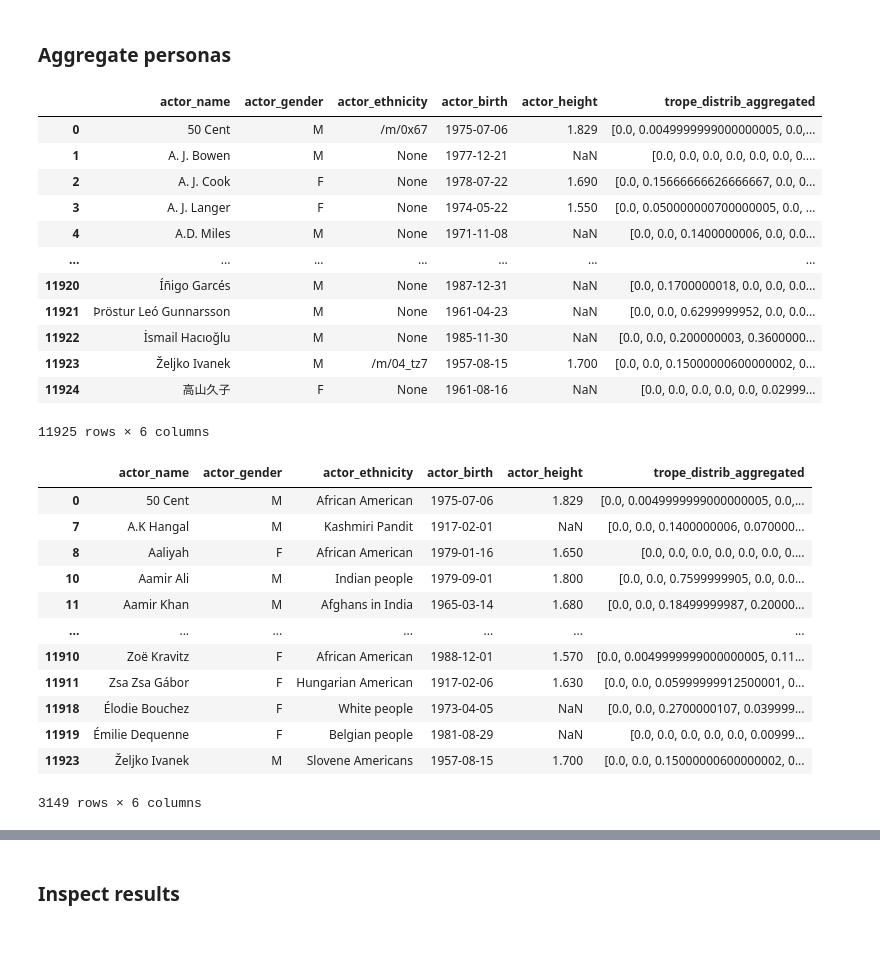
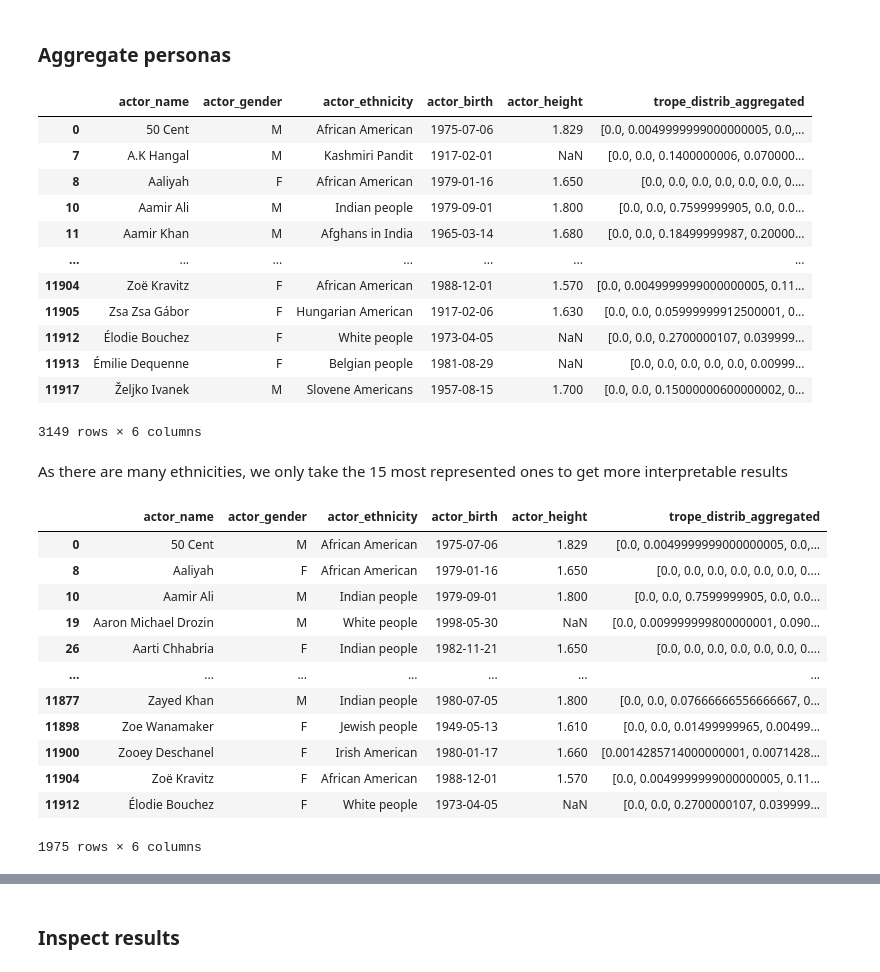
Before and after one commit to epfl-ada/ada-2023-project-advanceddataarsonists, a Jupyter notebook: data_analysis.ipynb, the cells around one changed output, grey strips where cells are left out. Cells and saved outputs as stored; diff of their text form; code cells hidden in the pictures; blank space fills up the shorter version.

```diff
--- a/data_analysis.ipynb
+++ b/data_analysis.ipynb
@@ -1947,34 +1947,38 @@ ethnicity_mapping = dict(zip(ethnicity_mapping.eth_id, ethnicity_mapping.eth_nam
 # %%
 def average_vectors(vectors):
     # Calculate the average of each element across all vectors
     avg_vector = [sum(x) / float(len(vectors)) for x in zip(*vectors)]
     return avg_vector
 
 aggregated_data = actors_characters_personas.groupby('actor_name').agg({
     'trope_distrib': average_vectors,
     'actor_birth': 'first',
     'actor_gender': 'first',
     'actor_height': 'first',
     'actor_ethnicity':'first'
 }).reset_index()
 
 # Rename the aggregated column
 aggregated_data.rename(columns={'trope_distrib': 'trope_distrib_aggregated'}, inplace=True)
 
 # Select only the required columns
 actor_tropes = aggregated_data[['actor_name', 'actor_gender','actor_ethnicity','actor_birth', 'actor_height', 'trope_distrib_aggregated']]
-actor_tropes
+actor_tropes['actor_ethnicity'] = actor_tropes['actor_ethnicity'].map(ethnicity_mapping)
+ethnicity_cleaned=actor_tropes.dropna(subset=['actor_ethnicity'])
+ethnicity_cleaned
 # %% [output]
 |  | actor_name | actor_gender | actor_ethnicity | actor_birth | actor_height | trope_distrib_aggregated |
-| 0 | 50 Cent | M | /m/0x67 | 1975-07-06 | 1.829 | [0.0, 0.0049999999000000005, 0.0,... |
-| 1 | A. J. Bowen | M | None | 1977-12-21 | NaN | [0.0, 0.0, 0.0, 0.0, 0.0, 0.0, 0.... |
-| 2 | A. J. Cook | F | None | 1978-07-22 | 1.690 | [0.0, 0.15666666626666667, 0.0, 0... |
-| 3 | A. J. Langer | F | None | 1974-05-22 | 1.550 | [0.0, 0.050000000700000005, 0.0, ... |
-| 4 | A.D. Miles | M | None | 1971-11-08 | NaN | [0.0, 0.0, 0.1400000006, 0.0, 0.0... |
+| 0 | 50 Cent | M | African American | 1975-07-06 | 1.829 | [0.0, 0.0049999999000000005, 0.0,... |
+| 7 | A.K Hangal | M | Kashmiri Pandit | 1917-02-01 | NaN | [0.0, 0.0, 0.1400000006, 0.070000... |
+| 8 | Aaliyah | F | African American | 1979-01-16 | 1.650 | [0.0, 0.0, 0.0, 0.0, 0.0, 0.0, 0.... |
+| 10 | Aamir Ali | M | Indian people | 1979-09-01 | 1.800 | [0.0, 0.0, 0.7599999905, 0.0, 0.0... |
+| 11 | Aamir Khan | M | Afghans in India | 1965-03-14 | 1.680 | [0.0, 0.0, 0.18499999987, 0.20000... |
 | ... | ... | ... | ... | ... | ... | ... |
-| 11920 | Íñigo Garcés | M | None | 1987-12-31 | NaN | [0.0, 0.1700000018, 0.0, 0.0, 0.0... |
-| 11921 | Þröstur Leó Gunnarsson | M | None | 1961-04-23 | NaN | [0.0, 0.0, 0.6299999952, 0.0, 0.0... |
-| 11922 | İsmail Hacıoğlu | M | None | 1985-11-30 | NaN | [0.0, 0.0, 0.200000003, 0.3600000... |
-| 11923 | Željko Ivanek | M | /m/04_tz7 | 1957-08-15 | 1.700 | [0.0, 0.0, 0.15000000600000002, 0... |
-| 11924 | 高山久子 | F | None | 1961-08-16 | NaN | [0.0, 0.0, 0.0, 0.0, 0.0, 0.02999... |
+| 11904 | Zoë Kravitz | F | African American | 1988-12-01 | 1.570 | [0.0, 0.0049999999000000005, 0.11... |
+| 11905 | Zsa Zsa Gábor | F | Hungarian American | 1917-02-06 | 1.630 | [0.0, 0.0, 0.05999999912500001, 0... |
+| 11912 | Élodie Bouchez | F | White people | 1973-04-05 | NaN | [0.0, 0.0, 0.2700000107, 0.039999... |
+| 11913 | Émilie Dequenne | F | Belgian people | 1981-08-29 | NaN | [0.0, 0.0, 0.0, 0.0, 0.0, 0.00999... |
+| 11917 | Željko Ivanek | M | Slovene Americans | 1957-08-15 | 1.700 | [0.0, 0.0, 0.15000000600000002, 0... |
-11925 rows × 6 columns
+3149 rows × 6 columns
+# %% [markdown]
+As there are many ethnicities, we only take the 15 most represented ones to get more interpretable results
@@ -1981,7 +1991,4 @@ actor_tropes
 # %%
-actor_tropes['actor_ethnicity'] = actor_tropes['actor_ethnicity'].map(ethnicity_mapping)
-ethnicity_cleaned=actor_tropes.dropna(subset=['actor_ethnicity'])
-
 # Initialize the list that will contain all the vectors
 ethnicity_persona_vector = []
 
@@ -1996,17 +2003,17 @@ ethnicity_cleaned
 # %% [output]
 |  | actor_name | actor_gender | actor_ethnicity | actor_birth | actor_height | trope_distrib_aggregated |
 | 0 | 50 Cent | M | African American | 1975-07-06 | 1.829 | [0.0, 0.0049999999000000005, 0.0,... |
-| 7 | A.K Hangal | M | Kashmiri Pandit | 1917-02-01 | NaN | [0.0, 0.0, 0.1400000006, 0.070000... |
 | 8 | Aaliyah | F | African American | 1979-01-16 | 1.650 | [0.0, 0.0, 0.0, 0.0, 0.0, 0.0, 0.... |
 | 10 | Aamir Ali | M | Indian people | 1979-09-01 | 1.800 | [0.0, 0.0, 0.7599999905, 0.0, 0.0... |
-| 11 | Aamir Khan | M | Afghans in India | 1965-03-14 | 1.680 | [0.0, 0.0, 0.18499999987, 0.20000... |
+| 19 | Aaron Michael Drozin | M | White people | 1998-05-30 | NaN | [0.0, 0.009999999800000001, 0.090... |
+| 26 | Aarti Chhabria | F | Indian people | 1982-11-21 | 1.650 | [0.0, 0.0, 0.0, 0.0, 0.0, 0.0, 0.... |
 | ... | ... | ... | ... | ... | ... | ... |
-| 11910 | Zoë Kravitz | F | African American | 1988-12-01 | 1.570 | [0.0, 0.0049999999000000005, 0.11... |
-| 11911 | Zsa Zsa Gábor | F | Hungarian American | 1917-02-06 | 1.630 | [0.0, 0.0, 0.05999999912500001, 0... |
-| 11918 | Élodie Bouchez | F | White people | 1973-04-05 | NaN | [0.0, 0.0, 0.2700000107, 0.039999... |
-| 11919 | Émilie Dequenne | F | Belgian people | 1981-08-29 | NaN | [0.0, 0.0, 0.0, 0.0, 0.0, 0.00999... |
-| 11923 | Željko Ivanek | M | Slovene Americans | 1957-08-15 | 1.700 | [0.0, 0.0, 0.15000000600000002, 0... |
+| 11877 | Zayed Khan | M | Indian people | 1980-07-05 | 1.800 | [0.0, 0.0, 0.07666666556666667, 0... |
+| 11898 | Zoe Wanamaker | F | Jewish people | 1949-05-13 | 1.610 | [0.0, 0.0, 0.01499999965, 0.00499... |
+| 11900 | Zooey Deschanel | F | Irish American | 1980-01-17 | 1.660 | [0.0014285714000000001, 0.0071428... |
+| 11904 | Zoë Kravitz | F | African American | 1988-12-01 | 1.570 | [0.0, 0.0049999999000000005, 0.11... |
+| 11912 | Élodie Bouchez | F | White people | 1973-04-05 | NaN | [0.0, 0.0, 0.2700000107, 0.039999... |
-3149 rows × 6 columns
+1975 rows × 6 columns
 # %%
 persona_df = pd.DataFrame(ethnicity_persona_vector[1], columns=['Ethnicity', 'PersonaValue']).copy()
 persona_df
```
Also changed, not shown: parts of 21 cells of this notebook, 3 other files.
